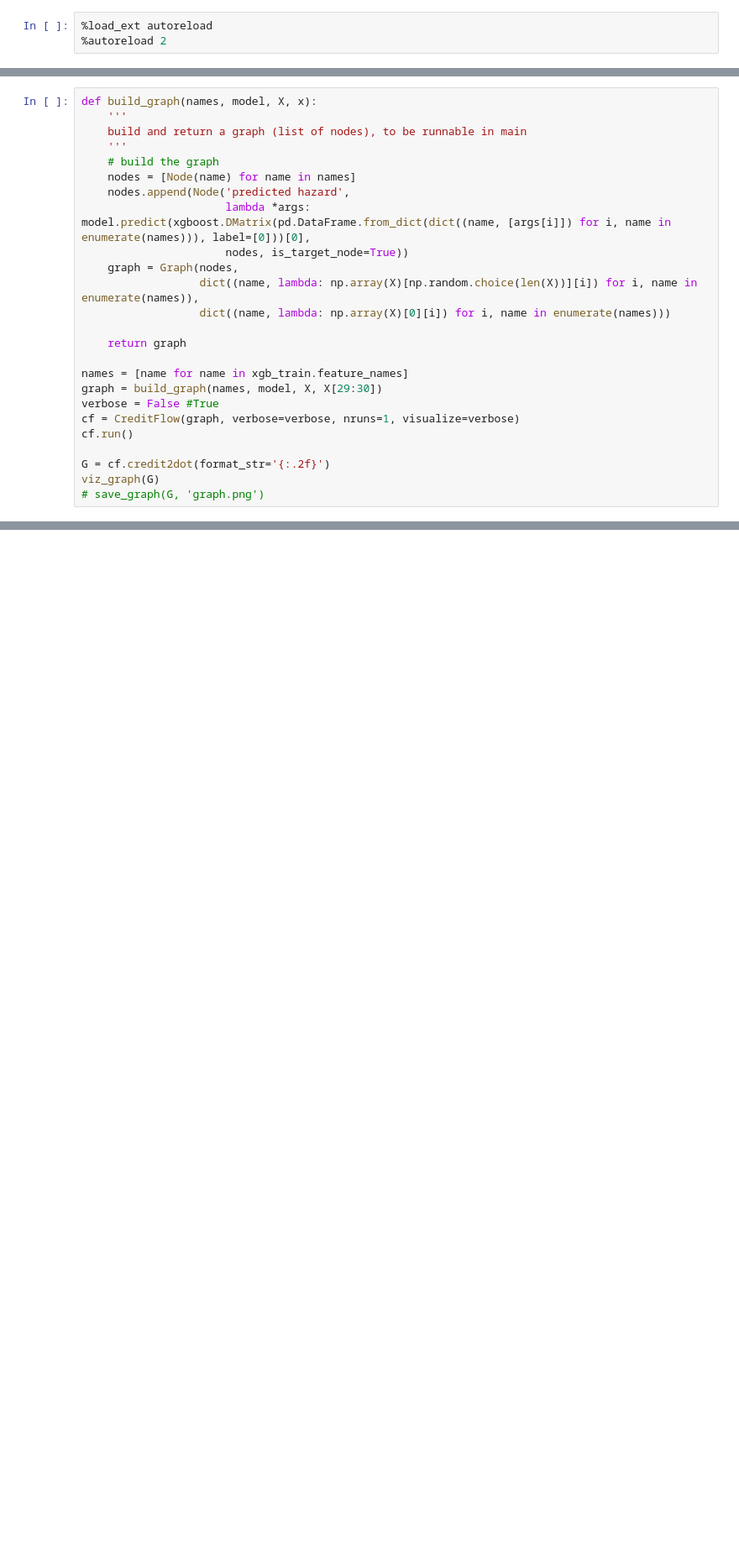
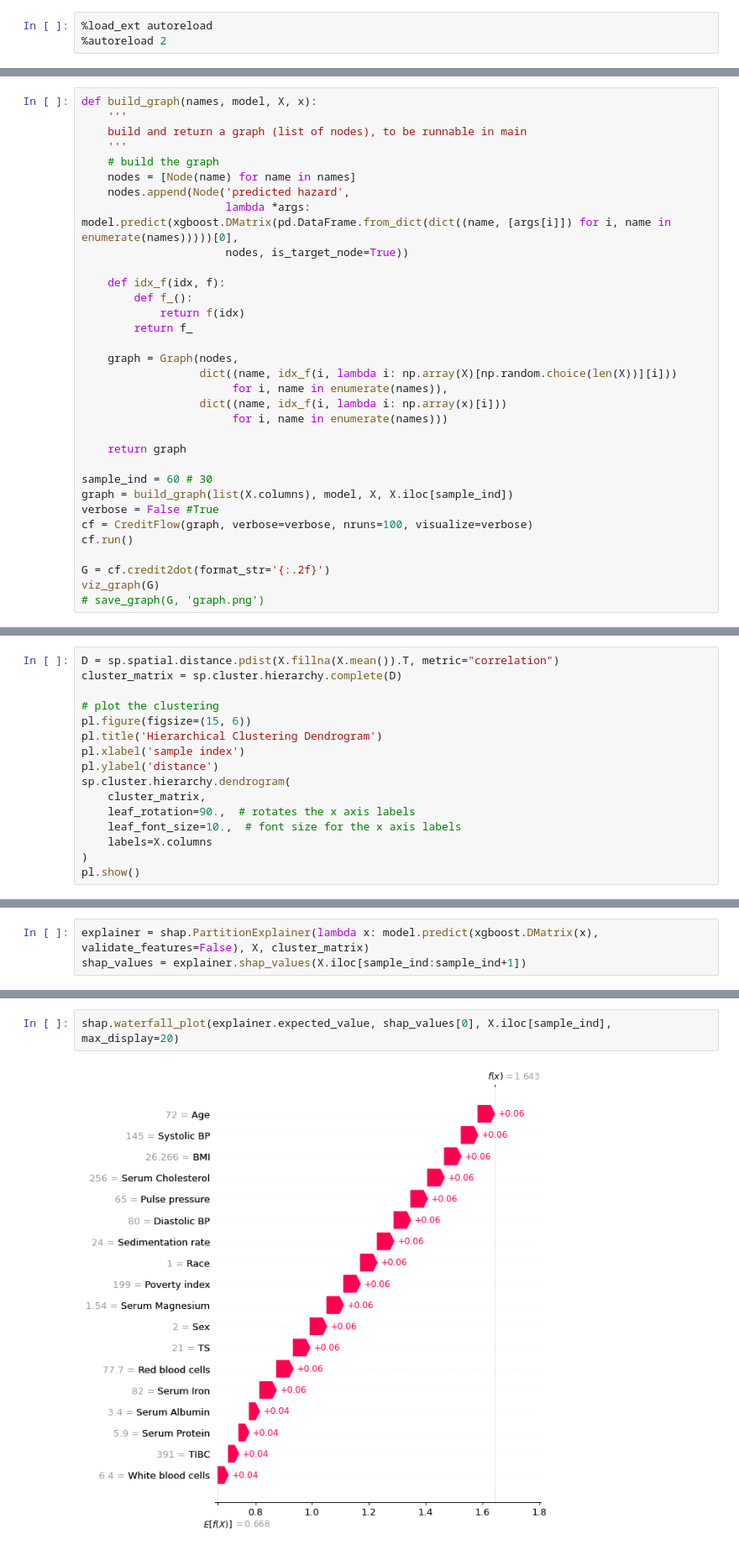
Before and after one commit to nathanwang000/Shapley-Flow, a Jupyter notebook: NHANES1_survival.ipynb, the cells around one changed output, grey strips where cells are left out. Shown at 84% size. Drawn from its saved outputs; the diff is of its cells as text; blank space fills up the shorter version.

```diff
--- a/NHANES1_survival.ipynb
+++ b/NHANES1_survival.ipynb
@@ -92,18 +114,26 @@ def build_graph(names, model, X, x):
     # build the graph
     nodes = [Node(name) for name in names]
     nodes.append(Node('predicted hazard',
-                      lambda *args: model.predict(xgboost.DMatrix(pd.DataFrame.from_dict(dict((name, [args[i]]) for i, name in enumerate(names))), label=[0]))[0],
+                      lambda *args: model.predict(xgboost.DMatrix(pd.DataFrame.from_dict(dict((name, [args[i]]) for i, name in enumerate(names)))))[0],
                       nodes, is_target_node=True))
+
+    def idx_f(idx, f):
+        def f_():
+            return f(idx)
+        return f_
+
     graph = Graph(nodes,
-                  dict((name, lambda: np.array(X)[np.random.choice(len(X))][i]) for i, name in enumerate(names)),
-                  dict((name, lambda: np.array(X)[0][i]) for i, name in enumerate(names)))
+                  dict((name, idx_f(i, lambda i: np.array(X)[np.random.choice(len(X))][i]))
+                       for i, name in enumerate(names)),
+                  dict((name, idx_f(i, lambda i: np.array(x)[i]))
+                       for i, name in enumerate(names)))
 
     return graph
 
-names = [name for name in xgb_train.feature_names]
-graph = build_graph(names, model, X, X[29:30])
+sample_ind = 60 # 30
+graph = build_graph(list(X.columns), model, X, X.iloc[sample_ind])
 verbose = False #True
-cf = CreditFlow(graph, verbose=verbose, nruns=1, visualize=verbose)
+cf = CreditFlow(graph, verbose=verbose, nruns=100, visualize=verbose)
 cf.run()
 
 G = cf.credit2dot(format_str='{:.2f}')
@@ -141,0 +188,16 @@ array([0.49213633], dtype=float32)
+# %%
+D = sp.spatial.distance.pdist(X.fillna(X.mean()).T, metric="correlation")
+cluster_matrix = sp.cluster.hierarchy.complete(D)
+
+# plot the clustering
+pl.figure(figsize=(15, 6))
+pl.title('Hierarchical Clustering Dendrogram')
+pl.xlabel('sample index')
+pl.ylabel('distance')
+sp.cluster.hierarchy.dendrogram(
+    cluster_matrix,
+    leaf_rotation=90.,  # rotates the x axis labels
+    leaf_font_size=10.,  # font size for the x axis labels
+    labels=X.columns
+)
+pl.show()
@@ -141,0 +278,3 @@ array([0.49213633], dtype=float32)
+# %%
+explainer = shap.PartitionExplainer(lambda x: model.predict(xgboost.DMatrix(x), validate_features=False), X, cluster_matrix)
+shap_values = explainer.shap_values(X.iloc[sample_ind:sample_ind+1])
@@ -141,0 +283,4 @@ array([0.49213633], dtype=float32)
+# %%
+shap.waterfall_plot(explainer.expected_value, shap_values[0], X.iloc[sample_ind], max_display=20)
+# %% [output]
+[figure, added]
```
Also changed, not shown: parts of 25 cells of this notebook, 3 other files.
